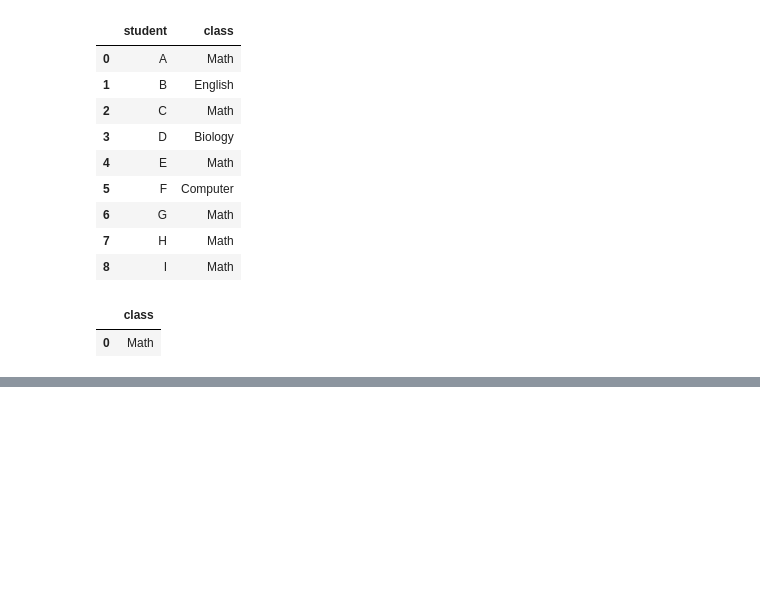
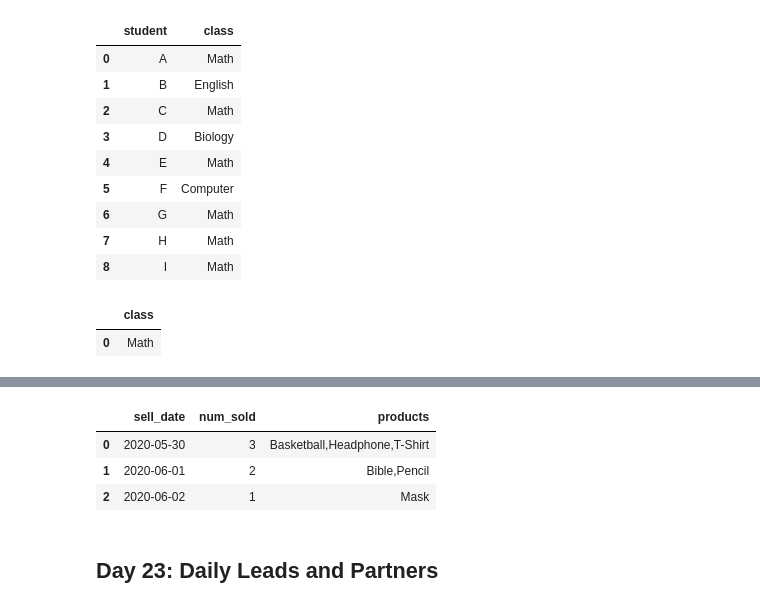
Before and after one commit to mkkhan151/30-days-pandas-challange, a Jupyter notebook: 30_Days_of_Pandas_LeetCode_Challage.ipynb, the cells around one changed output, grey strips where cells are left out. Saved outputs shown, nothing was run; the diff lists cells and outputs as text; code cells hidden in the pictures; blank space fills up the shorter version.

Commit message:
solve the problem of day 21 and 22

```diff
--- a/30_Days_of_Pandas_LeetCode_Challage.ipynb
+++ b/30_Days_of_Pandas_LeetCode_Challage.ipynb
@@ -1722,0 +1870,16 @@ find_classes(courses)
+# %%
+def categorize_products(activities: pd.DataFrame) -> pd.DataFrame:
+    daily_products = activities.groupby('sell_date', as_index=False)['product'].unique()
+    daily_products.insert(1, 'num_sold', daily_products['product'].apply(len))
+    daily_products['products'] = daily_products['product'].apply(sorted).str.join(',')
+    return daily_products.drop(columns='product')
+    # we can use aggregate function to solve this problem in single line
+
+categorize_products(activities)
+# %% [output]
+|  | sell_date | num_sold | products |
+| 0 | 2020-05-30 | 3 | Basketball,Headphone,T-Shirt |
+| 1 | 2020-06-01 | 2 | Bible,Pencil |
+| 2 | 2020-06-02 | 1 | Mask |
+# %% [markdown]
+## Day 23: Daily Leads and Partners
```
Also changed, not shown: parts of 9 cells of this notebook.
